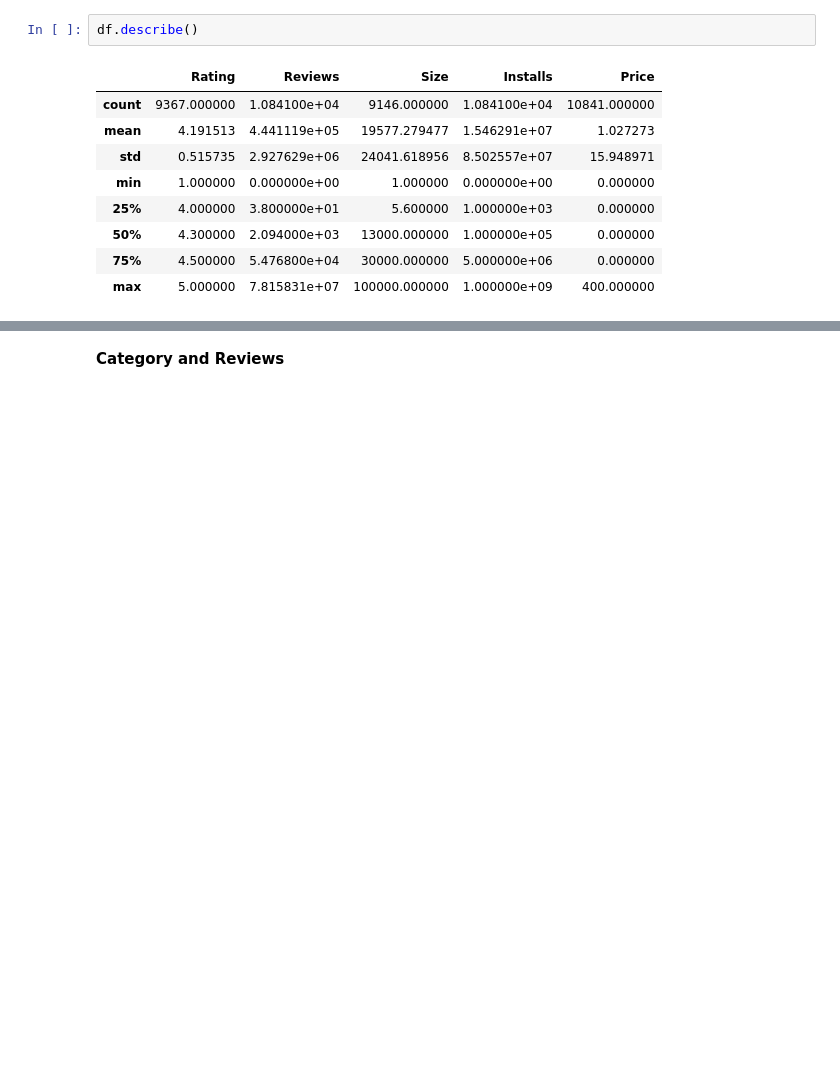
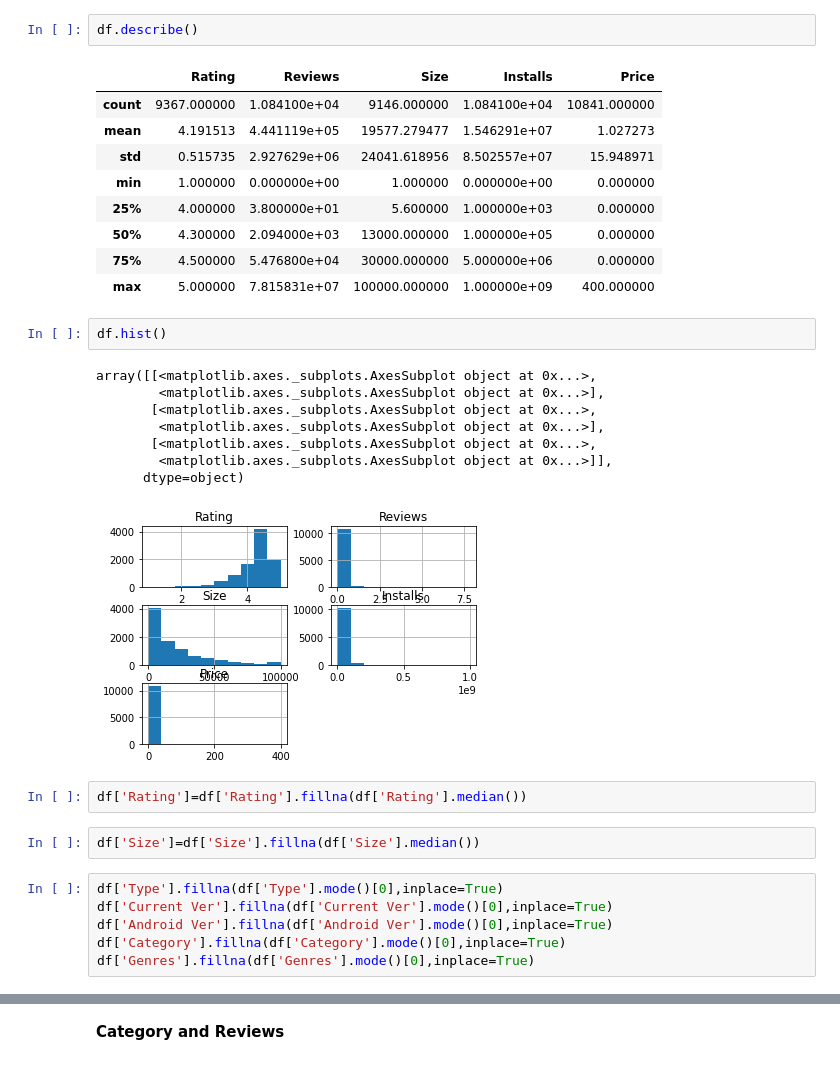
Before and after one commit to Pintu1-data/Play-Store-Review-Analysis, a Jupyter notebook: My_EDA_Project.ipynb, the cells around one changed output, grey strips where cells are left out. Cells and saved outputs as stored; diff of their text form; blank space fills up the shorter version.

```diff
--- a/My_EDA_Project.ipynb
+++ b/My_EDA_Project.ipynb
@@ -315,3 +336,24 @@ df.describe()
 | 50% | 4.300000 | 2.094000e+03 | 13000.000000 | 1.000000e+05 | 0.000000 |
 | 75% | 4.500000 | 5.476800e+04 | 30000.000000 | 5.000000e+06 | 0.000000 |
 | max | 5.000000 | 7.815831e+07 | 100000.000000 | 1.000000e+09 | 400.000000 |
+# %%
+df.hist()
+# %% [output]
+array([[<matplotlib.axes._subplots.AxesSubplot object at 0x...>,
+        <matplotlib.axes._subplots.AxesSubplot object at 0x...>],
+       [<matplotlib.axes._subplots.AxesSubplot object at 0x...>,
+        <matplotlib.axes._subplots.AxesSubplot object at 0x...>],
+       [<matplotlib.axes._subplots.AxesSubplot object at 0x...>,
+        <matplotlib.axes._subplots.AxesSubplot object at 0x...>]],
+      dtype=object)
+[figure, added]
+# %%
+df['Rating']=df['Rating'].fillna(df['Rating'].median())
+# %%
+df['Size']=df['Size'].fillna(df['Size'].median())
+# %%
+df['Type'].fillna(df['Type'].mode()[0],inplace=True)
+df['Current Ver'].fillna(df['Current Ver'].mode()[0],inplace=True)
+df['Android Ver'].fillna(df['Android Ver'].mode()[0],inplace=True)
+df['Category'].fillna(df['Category'].mode()[0],inplace=True)
+df['Genres'].fillna(df['Genres'].mode()[0],inplace=True)
```
Also changed, not shown: parts of 9 cells of this notebook.
